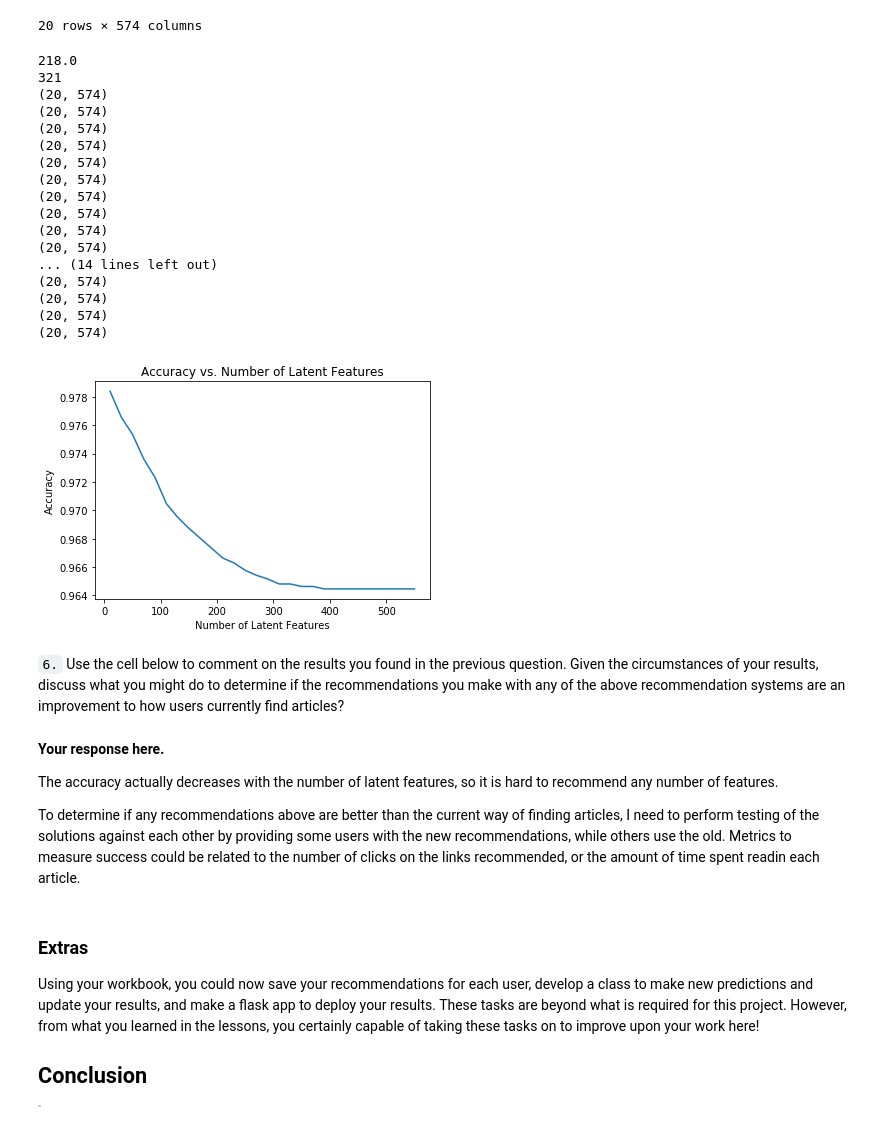
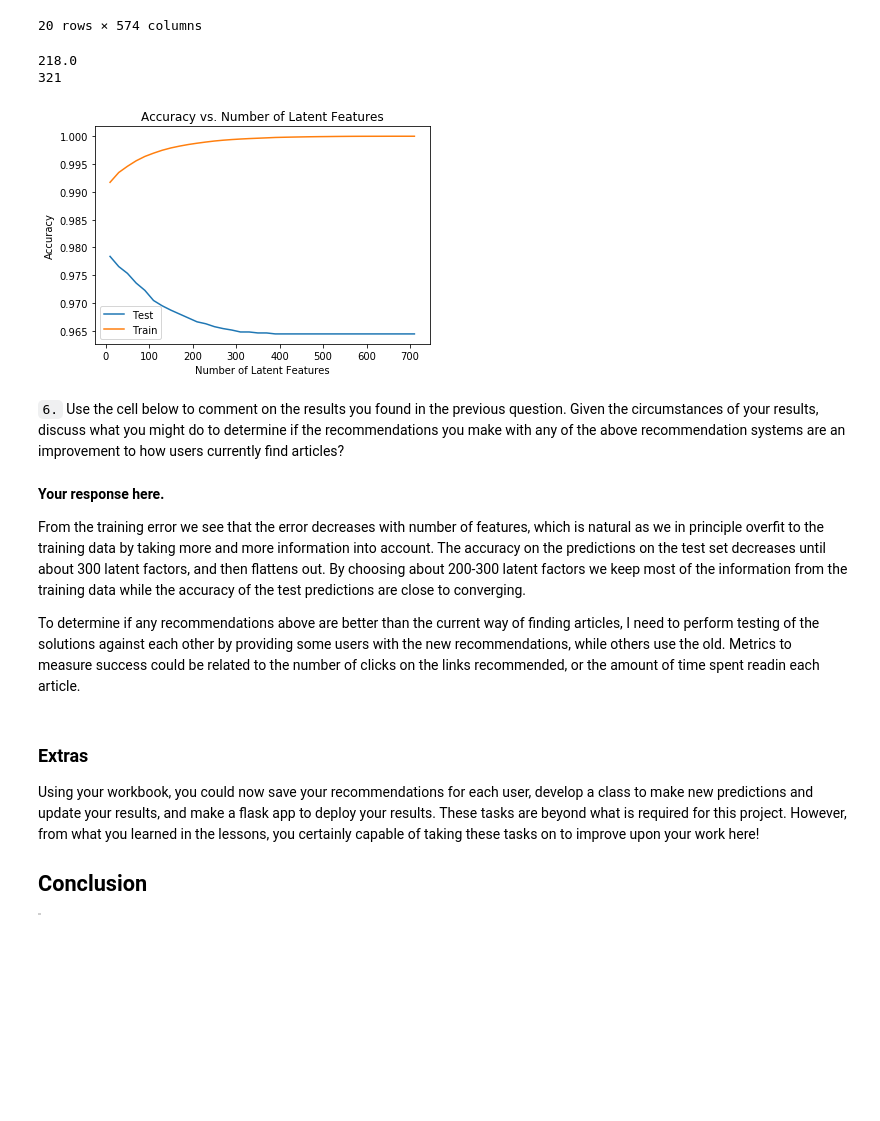
Before and after one commit to dedwardn/udacity-IBM-recs, a Jupyter notebook: Recommendations_with_IBM.ipynb, the cells around one changed output. Saved outputs shown, nothing was run; the diff lists cells and outputs as text; code cells hidden in the pictures; blank space fills up the shorter version.

Commit message:
updated matrix factorization comments

```diff
--- a/Recommendations_with_IBM.ipynb
+++ b/Recommendations_with_IBM.ipynb
@@ -949,62 +938,52 @@ user_item_train.iloc[train_subset_idx, train_subset_cols]
 
 u_train, s_train, vt_train = np.linalg.svd(user_item_train)
 # %%
-num_latent_feats = np.arange(10,570,20)
-sum_errs = []
+num_latent_feats = np.arange(10,720,20)
+sum_errs_test = []
+sum_errs_train = []
 print(user_item_test_subset.sum(axis=0).sum())
 print(df_test[df_test['user_id'].isin(user_item_test_subset.index)].shape[0])
-
-
 
 for k in num_latent_feats:
     # restructure with k latent features
     s_new_train, u_new_train, vt_new_train = np.diag(s_train[:k]), u_train[:, :k], vt_train[:k, :]
 
     #get subsets of training data representative for the test set
     u_train_subset = u_new_train[train_subset_idx,:]
     vt_train_subset = vt_new_train[:, train_subset_cols]
 
     # take dot product
-    user_item_est = np.around(np.dot(np.dot(u_train_subset, s_new_train), vt_train_subset))
-    print(user_item_est.shape)
+    user_item_est_train = np.around(np.dot(np.dot(u_new_train, s_new_train), vt_new_train))
+    user_item_est_test = np.around(np.dot(np.dot(u_train_subset, s_new_train), vt_train_subset))
 
     # compute error for each prediction to actual value
-    diffs = np.subtract(user_item_test_subset, user_item_est)
+    diffs_test = np.subtract(user_item_test_subset, user_item_est_test)
+    diffs_train = np.subtract(user_item_train, user_item_est_train)
 
     # total errors and keep track of them
-    err = np.sum(np.sum(np.abs(diffs)))
-    sum_errs.append(err)
+    err_train = np.sum(np.sum(np.abs(diffs_train)))
+    sum_errs_train.append(err_train)
+
+    err_test = np.sum(np.sum(np.abs(diffs_test)))
+    sum_errs_test.append(err_test)
 
 
-plt.plot(num_latent_feats, 1 - np.array(sum_errs)/(user_item_test_subset.shape[0]*user_item_test_subset.shape[1]));
+plt.plot(num_latent_feats, 1 - np.array(sum_errs_test)/(user_item_test_subset.shape[0]*user_item_test_subset.shape[1]),label='Test');
+plt.plot(num_latent_feats, 1 - np.array(sum_errs_train)/(user_item_train.shape[0]*user_item_train.shape[1]),label='Train');
+plt.legend()
 plt.xlabel('Number of Latent Features');
 plt.ylabel('Accuracy');
 plt.title('Accuracy vs. Number of Latent Features');
 # %% [output]
 218.0
 321
-(20, 574)
-(20, 574)
-(20, 574)
-(20, 574)
-(20, 574)
-(20, 574)
-(20, 574)
-(20, 574)
-(20, 574)
-(20, 574)
-... (14 lines left out)
-(20, 574)
-(20, 574)
-(20, 574)
-(20, 574)
-[figure, old version]
+[figure, new version]
 # %% [markdown]
 `6.` Use the cell below to comment on the results you found in the previous question. Given the circumstances of your results, discuss what you might do to determine if the recommendations you make with any of the above recommendation systems are an improvement to how users currently find articles?
 # %% [markdown]
 **Your response here.**
 
-The accuracy actually decreases with the number of latent features, so it is hard to recommend any number of features.
+From the training error we see that the error decreases with number of features, which is natural as we in principle overfit to the training data by taking more and more information into account. The accuracy on the predictions on the test set decreases until about 300 latent factors, and then flattens out. By choosing about 200-300 latent factors we keep most of the information from the training data while the accuracy of the test predictions are close to converging.
 
 To determine if any recommendations above are better than the current way of finding articles, I need to perform testing of the solutions against each other by providing some users with the new recommendations, while others use the old. Metrics to measure success could be related to the number of clicks on the links recommended, or the amount of time spent readin each article.
 # %% [markdown]
```
Also changed, not shown: parts of 5 cells of this notebook.
